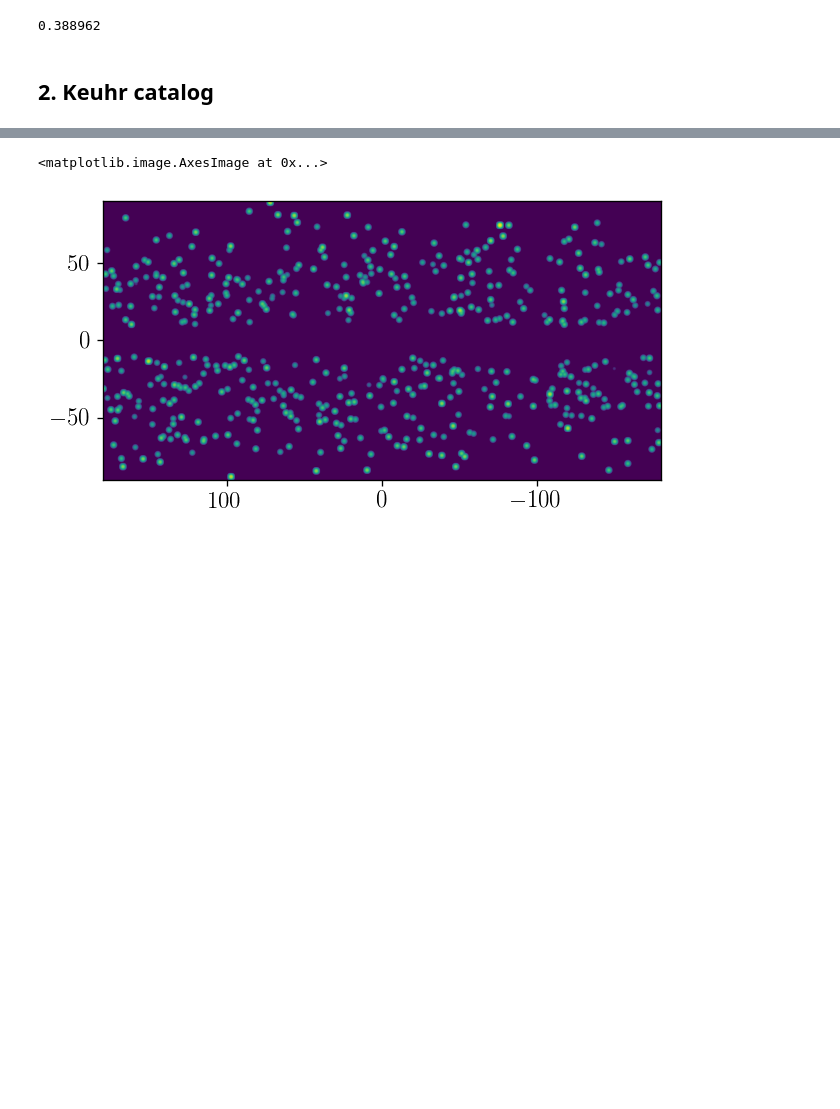
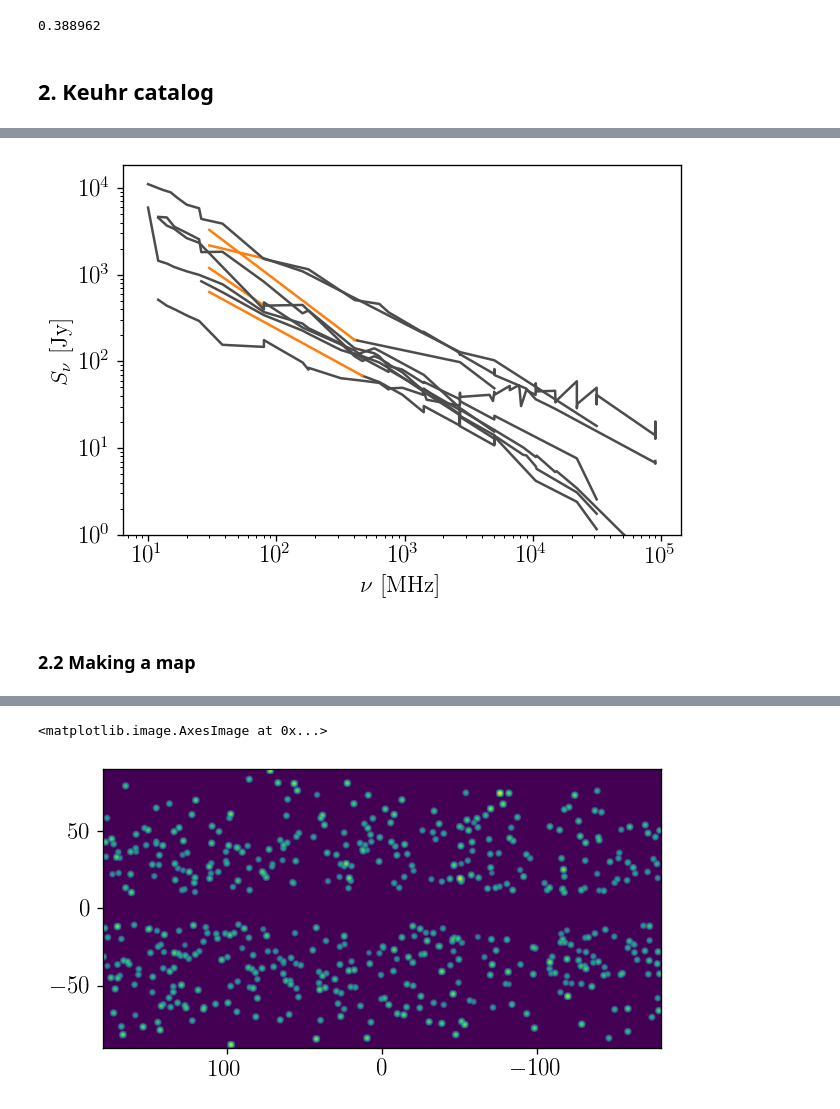
Before and after one commit to yitiansun/axion-mirror, a Jupyter notebook: notebooks/egrs.ipynb, the cells around one changed output, grey strips where cells are left out. Saved outputs shown, nothing was run; the diff lists cells and outputs as text; code cells hidden in the pictures; blank space fills up the shorter version.

```diff
--- a/notebooks/extragalactic.ipynb
+++ b/notebooks/egrs.ipynb
@@ -83,3 +89,19 @@ for d in data:
+# %%
+ind_best = np.argsort([egrs.Snu(1000) for egrs in egrs_list])[::-1]
+
+fig, ax = plt.subplots()
+
+for i in ind_best[:10]:
+    egrs_list[i].plot_spec(ax, interp_color=cms['binary'](0.7), alpha=1)
+
+ax.set(xscale='log', yscale='log')
+ax.set(ylim=(1e0, None))
+ax.set(xlabel=r'$\nu$ [MHz]', ylabel=r'$S_\nu$ [Jy]')
+fig.savefig('egrs_top_spec.pdf');
+# %% [output]
+[figure, added]
+# %% [markdown]
+### 2.2 Making a map
 # %%
 src_map = np.zeros_like(b_grid)
 prev_name = ''
```
Also changed, not shown: parts of 14 cells of this notebook, 21 other files.
